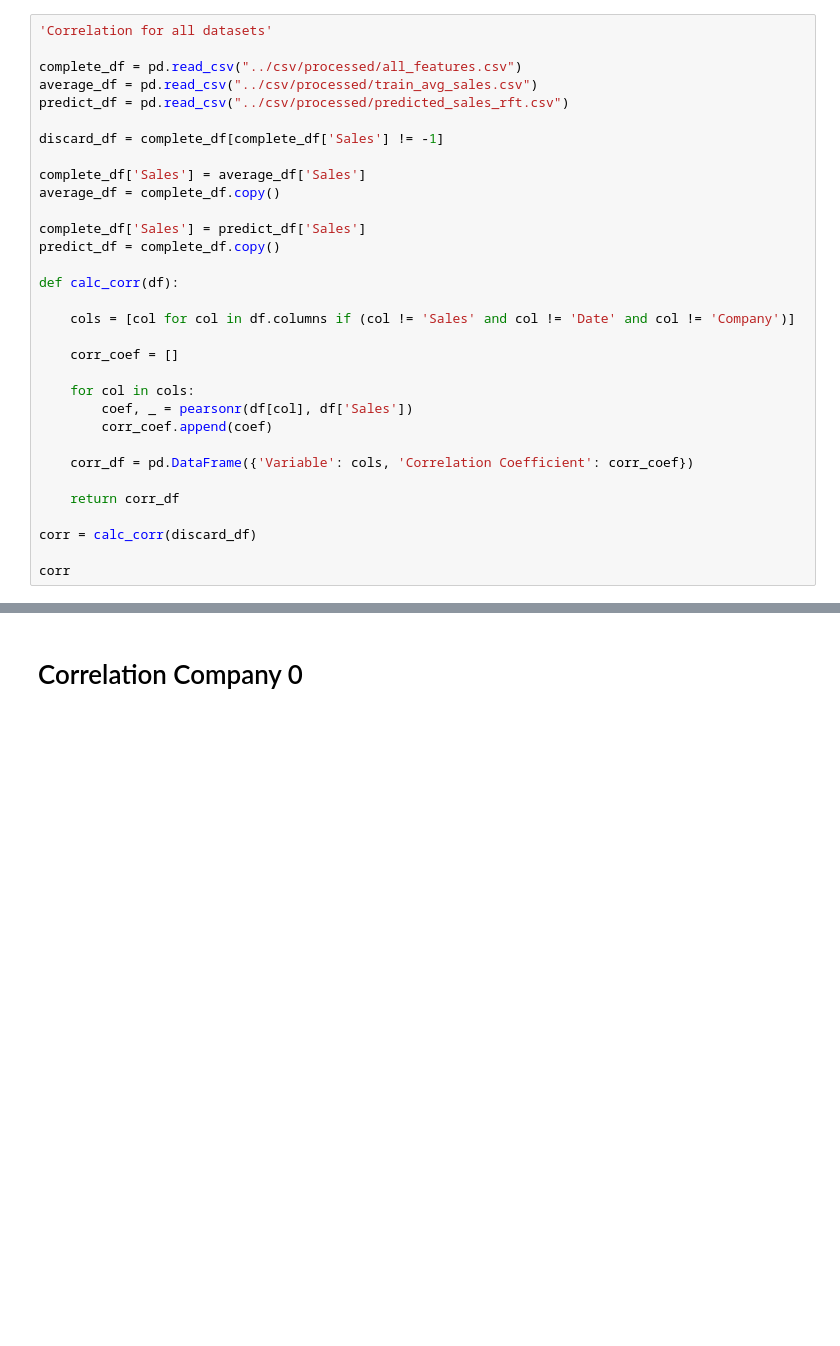
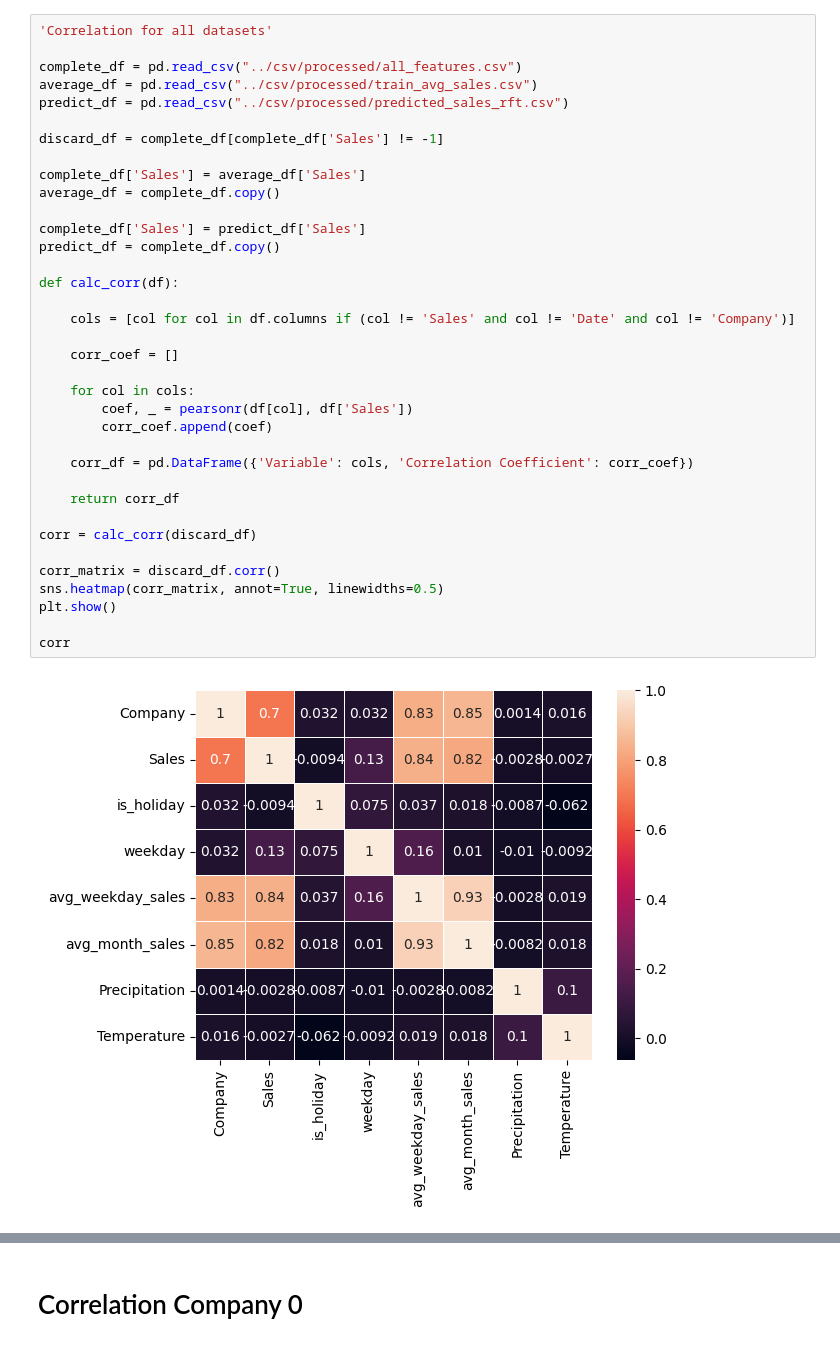
Before and after one commit to aluxf/ml-sales-forecasting, a Jupyter notebook: notebooks/feat_analysis.ipynb, the cells around one changed output, grey strips where cells are left out. Cells and saved outputs as stored; diff of their text form; blank space fills up the shorter version.

Commit message:
Correlation plots

```diff
--- a/notebooks/feat_analysis.ipynb
+++ b/notebooks/feat_analysis.ipynb
@@ -7,33 +9,38 @@ from scipy.stats import pearsonr
 complete_df = pd.read_csv("../csv/processed/all_features.csv")
 average_df = pd.read_csv("../csv/processed/train_avg_sales.csv")
 predict_df = pd.read_csv("../csv/processed/predicted_sales_rft.csv")
 
 discard_df = complete_df[complete_df['Sales'] != -1]
 
 complete_df['Sales'] = average_df['Sales']
 average_df = complete_df.copy()
 
 complete_df['Sales'] = predict_df['Sales']
 predict_df = complete_df.copy()
 
 def calc_corr(df):
 
     cols = [col for col in df.columns if (col != 'Sales' and col != 'Date' and col != 'Company')]
 
     corr_coef = []
 
     for col in cols:
         coef, _ = pearsonr(df[col], df['Sales'])
         corr_coef.append(coef)
 
     corr_df = pd.DataFrame({'Variable': cols, 'Correlation Coefficient': corr_coef})
 
     return corr_df
 
 corr = calc_corr(discard_df)
 
+corr_matrix = discard_df.corr()
+sns.heatmap(corr_matrix, annot=True, linewidths=0.5)
+plt.show()
+
 corr
 # %% [output]
+[figure, added]
 |  | Variable | Correlation Coefficient |
 | 0 | is_holiday | -0.009367 |
 | 1 | weekday | 0.131567 |
```
Also changed, not shown: parts of 4 cells of this notebook.
